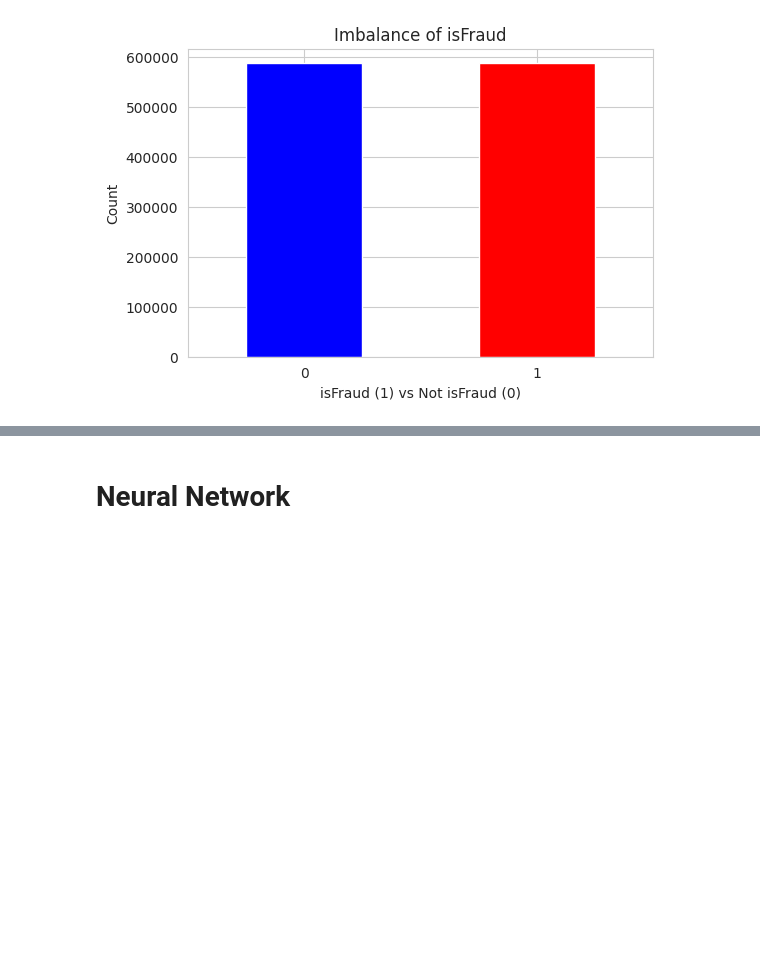
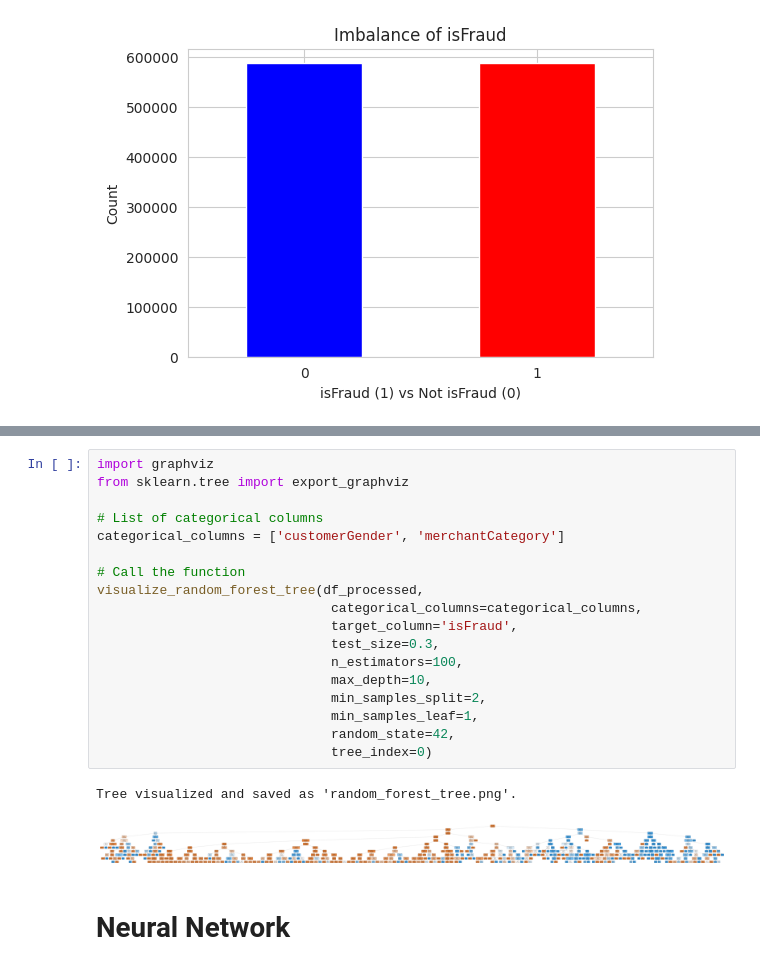
Before and after one commit to 21062872/fraud-detection-rag, a Jupyter notebook: code_files/main.ipynb, the cells around one changed output, grey strips where cells are left out. Saved outputs shown, nothing was run; the diff lists cells and outputs as text; blank space fills up the shorter version.

```diff
--- a/code_files/main.ipynb
+++ b/code_files/main.ipynb
@@ -786,2 +987,23 @@ weighted avg       1.00      1.00      1.00    293136
+# %%
+import graphviz
+from sklearn.tree import export_graphviz
+
+# List of categorical columns
+categorical_columns = ['customerGender', 'merchantCategory']
+
+# Call the function
+visualize_random_forest_tree(df_processed,
+                              categorical_columns=categorical_columns,
+                              target_column='isFraud',
+                              test_size=0.3,
+                              n_estimators=100,
+                              max_depth=10,
+                              min_samples_split=2,
+                              min_samples_leaf=1,
+                              random_state=42,
+                              tree_index=0)
+# %% [output]
+Tree visualized and saved as 'random_forest_tree.png'.
+[figure, added]
 # %% [markdown]
 # Neural Network
```
Also changed, not shown: parts of 27 cells of this notebook.
